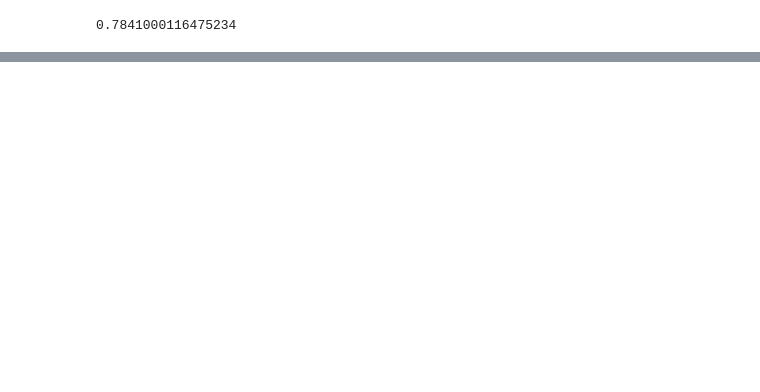
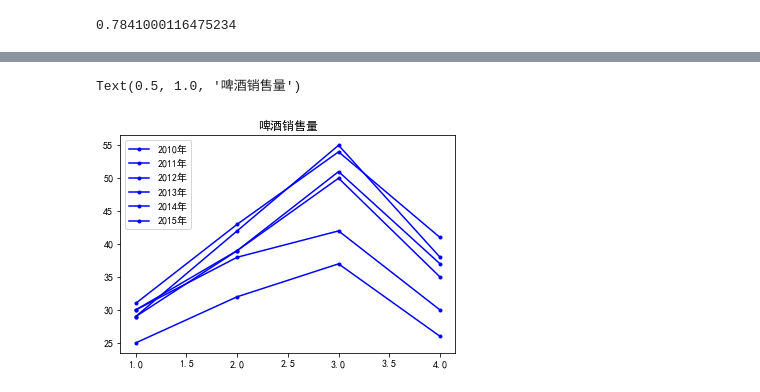
Before and after one commit to xiasummer1019/statis_learning, a Jupyter notebook: time_series/time_series.ipynb, the cells around one changed output, grey strips where cells are left out. Cells and saved outputs as stored; diff of their text form; code cells hidden in the pictures; blank space fills up the shorter version.

```diff
--- a/time_series/time_series.ipynb
+++ b/time_series/time_series.ipynb
@@ -143,0 +149,3 @@ R2(x,y,f)
+# %%
+data = pd.read_excel('data/例13.5.xlsx',header=1,index_col=0,usecols=[0,1,2,3,4]).dropna()
+data.head()
@@ -143,0 +159,10 @@ R2(x,y,f)
+# %%
+index = data.columns
+length = len(data)
+for i in range(length):
+    plt.plot(index,data.values[i], 'b.-',label=data.index[i])
+plt.legend()
+plt.title("啤酒销售量")
+# %% [output]
+Text(0.5, 1.0, '啤酒销售量')
+[figure, added]
```
Also changed, not shown: parts of 48 cells of this notebook, 15 other files.
